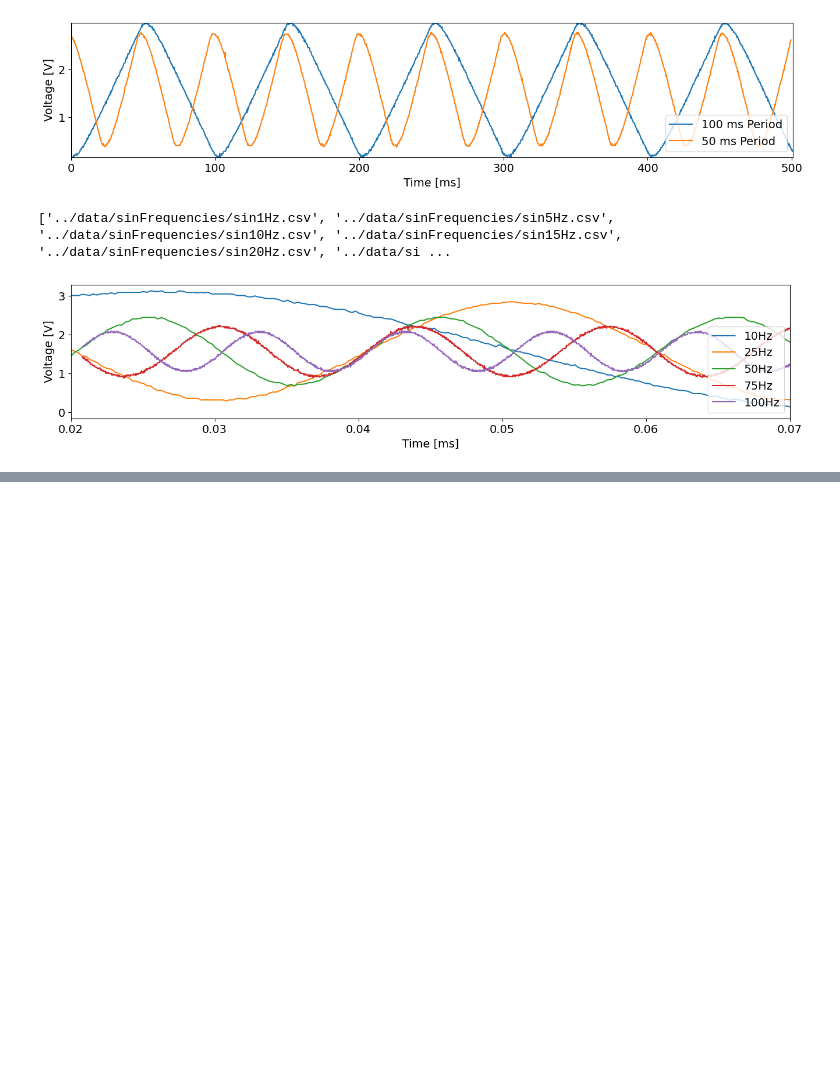
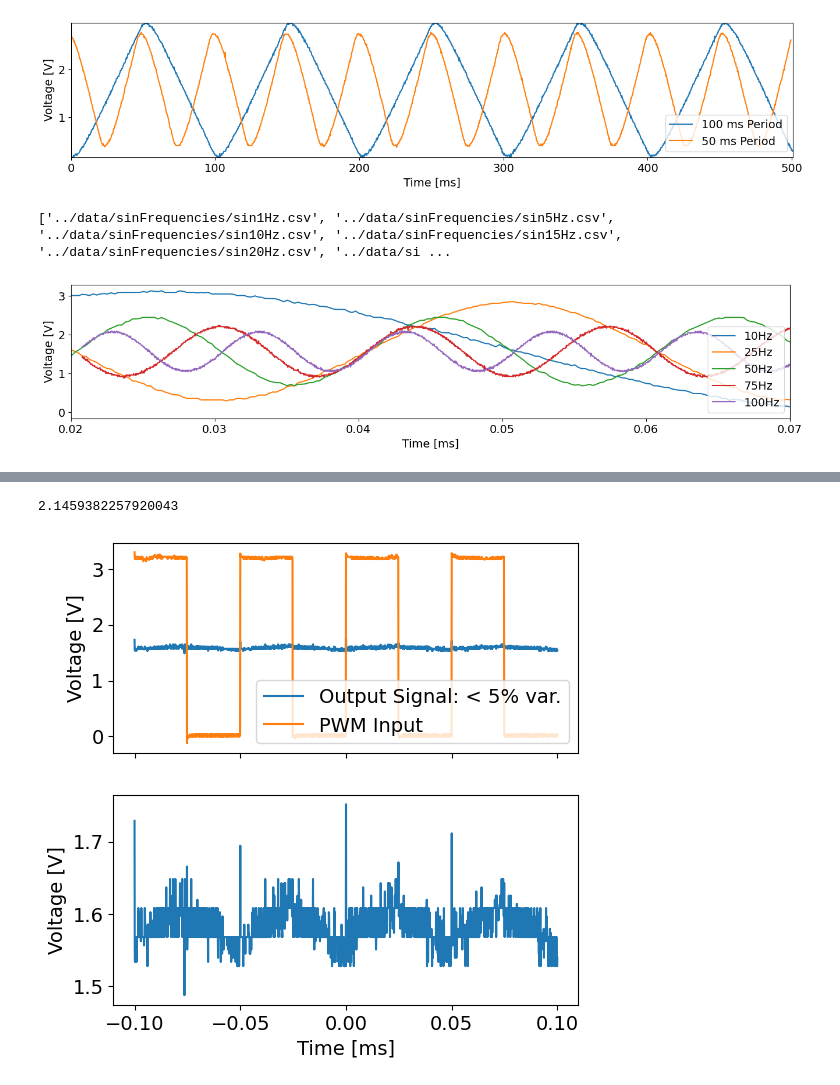
Before and after one commit to daraghhollman/UCD_4thYear_Labs, a Jupyter notebook: electronics/analysis/task2.ipynb, the cells around one changed output, grey strips where cells are left out. Saved outputs shown, nothing was run; the diff lists cells and outputs as text; code cells hidden in the pictures; blank space fills up the shorter version.

Commit message:
Updated dac variations section to include better derivation and figure

```diff
--- a/electronics/analysis/task2.ipynb
+++ b/electronics/analysis/task2.ipynb
@@ -111,0 +112,26 @@ ax.margins(y=0)
+# %%
+data = np.loadtxt("../data/dacVariations/dacVariations_R680_1uF.csv", skiprows=2, delimiter=",")
+# %%
+high = max(data[:,2])
+low = min(data[:,2])
+
+print((high - low) / np.mean(data[:,2]))
+# %% [output]
+2.1459382257920043
+# %%
+fig, axes = plt.subplots(2, 1, figsize=(6,6), sharex=True)
+
+ax0, ax1 = axes
+
+ax0.plot(data[:,0]*1000, data[:,1], label="Output Signal: < 5% var.")
+ax0.plot(data[:,0]*1000, data[:,2], label="PWM Input")
+
+ax0.set_ylabel("Voltage [V]")
+ax1.set_ylabel("Voltage [V]")
+
+ax1.plot(data[:,0]*1000, data[:,1])
+
+plt.xlabel("Time [ms]")
+ax0.legend(loc="lower right");
+# %% [output]
+[figure, added]
```
Also changed, not shown: parts of 1 cell of this notebook, 11 other files.
